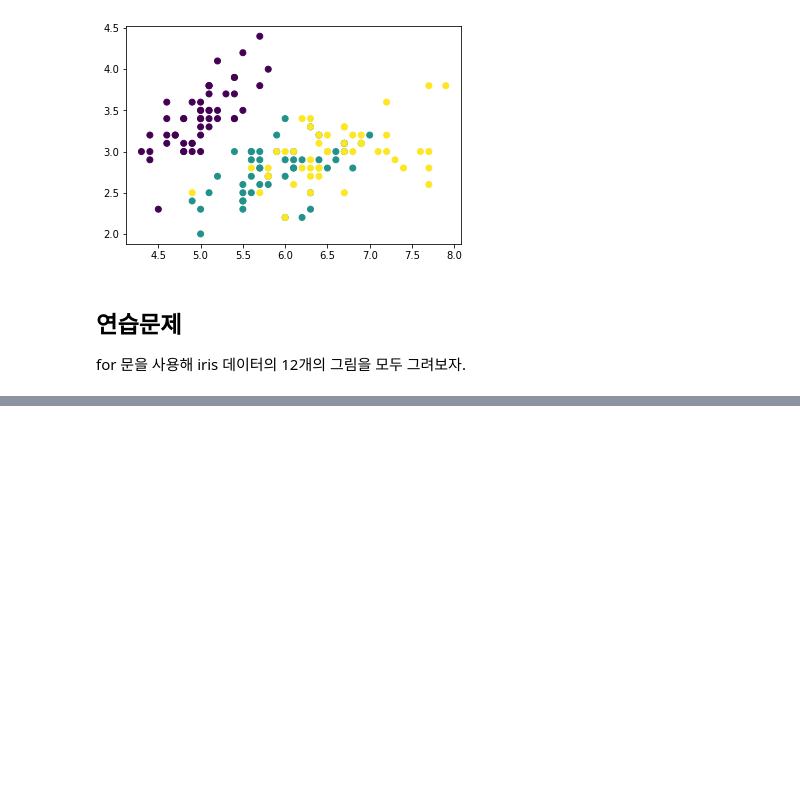
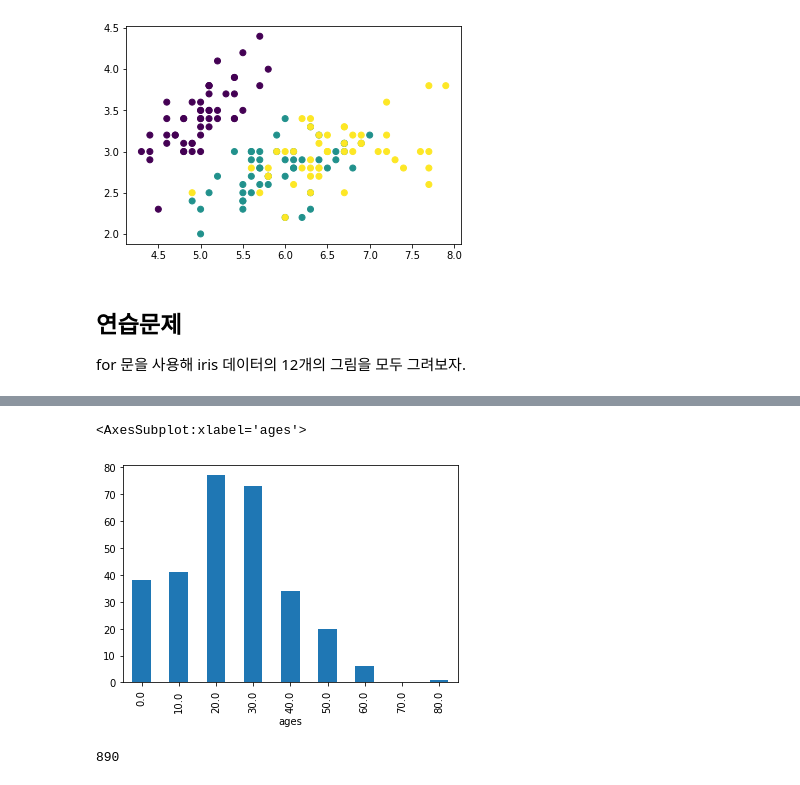
Before and after one commit to gasbugs/ML20221011, a Jupyter notebook: 2주차/5일차 - 판다스 시각화.ipynb, the cells around one changed output, grey strips where cells are left out. Saved outputs shown, nothing was run; the diff lists cells and outputs as text; code cells hidden in the pictures; blank space fills up the shorter version.

```diff
--- a/2주차/5일차 - 판다스 시각화.ipynb
+++ b/2주차/5일차 - 판다스 시각화.ipynb
@@ -125,0 +179,3 @@ plt.plot()
+# %%
+titanic_df = pd.read_csv('titanic_train.csv')
+titanic_df
@@ -125,0 +228,9 @@ plt.plot()
+# %%
+# 3, 4
+ages = []
+for index, row in titanic_df.iterrows():
+    ages.append((row['Age']//10) * 10)
+
+titanic_df['ages'] = ages
+
+titanic_df['Survived'].groupby(titanic_df['ages']).sum().sort_values(ascending=False)
@@ -125,0 +249,12 @@ plt.plot()
+# %%
+titanic_df['Survived'].groupby(titanic_df['ages']).sum().plot(kind='bar')
+# %% [output]
+<AxesSubplot:xlabel='ages'>
+[figure, added]
+# %%
+def age_to_ages(df):
+    return
+
+titanic_df.apply()
+# %% [output]
+890
```
Also changed, not shown: parts of 10 cells of this notebook, 2 other files.
